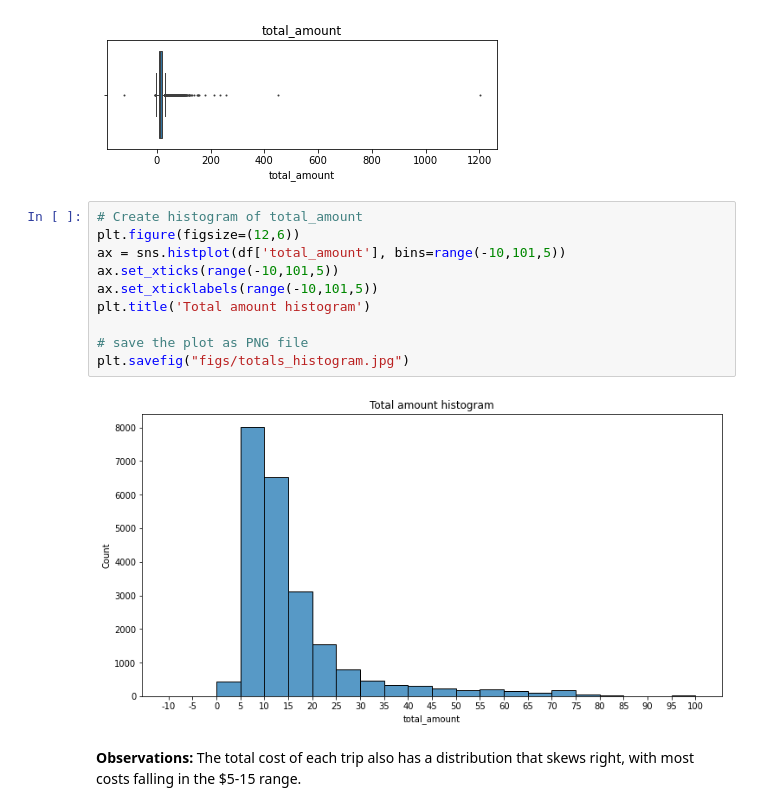
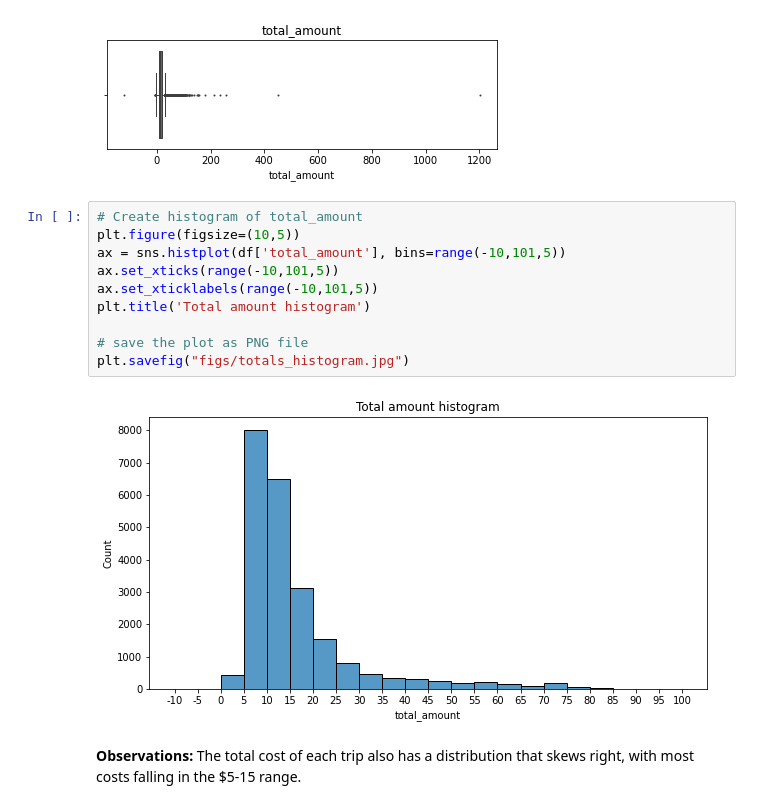
Before and after one commit to ahmedlrashed/taxi-trip-model, a Jupyter notebook: 2- Yellow Taxi Trip Statistics.ipynb, the cells around one changed output. Saved outputs shown, nothing was run; the diff lists cells and outputs as text.

```diff
--- a/2- Yellow Taxi Trip Statistics.ipynb
+++ b/2- Yellow Taxi Trip Statistics.ipynb
@@ -84,16 +84,16 @@ plt.savefig("figs/total_boxplot.jpg")
 [figure]
 # %%
 # Create histogram of total_amount
-plt.figure(figsize=(12,6))
+plt.figure(figsize=(10,5))
 ax = sns.histplot(df['total_amount'], bins=range(-10,101,5))
 ax.set_xticks(range(-10,101,5))
 ax.set_xticklabels(range(-10,101,5))
 plt.title('Total amount histogram')
 
 # save the plot as PNG file
 plt.savefig("figs/totals_histogram.jpg")
 # %% [output]
-[figure, old version]
+[figure, new version]
 # %% [markdown]
 **Observations:** The total cost of each trip also has a distribution that skews right, with most costs falling in the $5-15 range.
 # %% [markdown]
```
Also changed, not shown: 2 other files.
